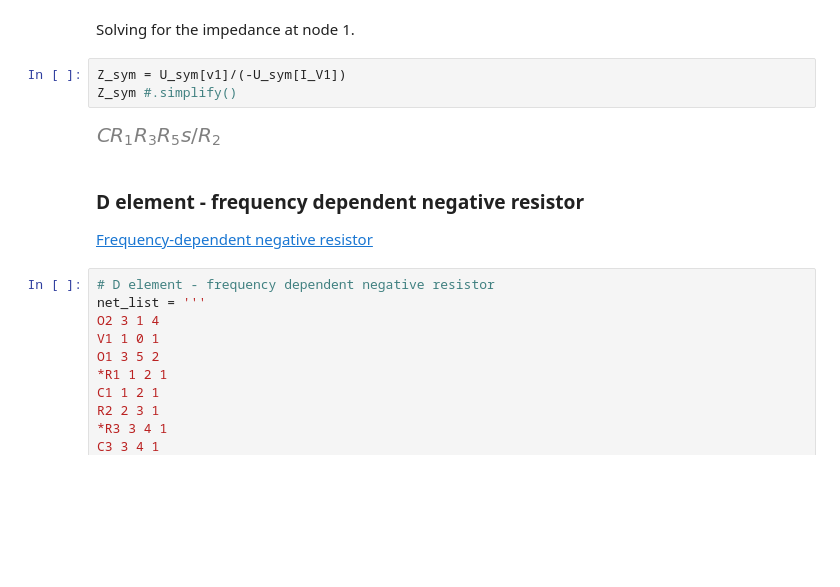
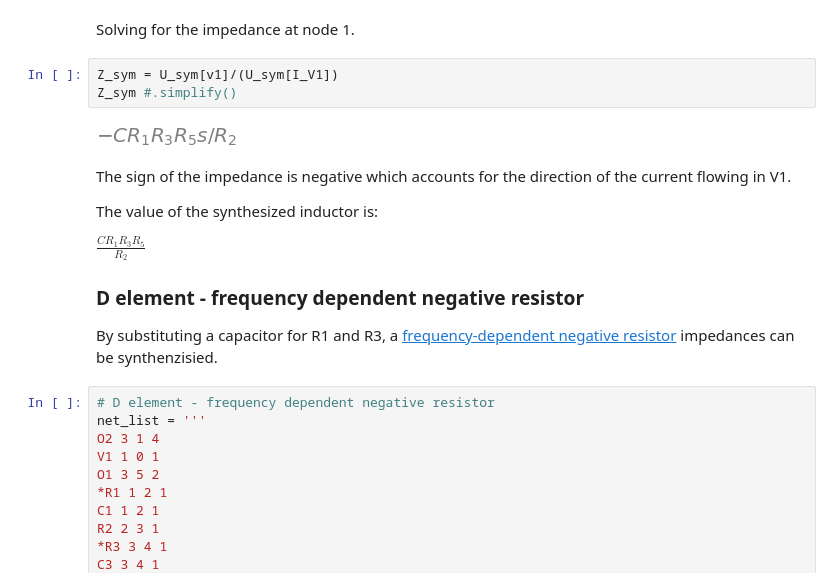
Before and after one commit to Tiburonboy/Symbolic-Modified-Nodal-Analysis-using-Python, a Jupyter notebook: backup/Op Amp circuits.ipynb, the cells around one changed output. Cells and saved outputs as stored; diff of their text form; blank space fills up the shorter version.

```diff
--- a/backup/Op Amp circuits.ipynb
+++ b/backup/Op Amp circuits.ipynb
@@ -1020,14 +1116,19 @@ $v_{1} = V_{1}$<br>$v_{2} = \frac{C R_{3} R_{5} V_{1} s - R_{2} V_{1}}{C R_{3} R
 # %% [markdown]
 Solving for the impedance at node 1.
 # %%
-Z_sym = U_sym[v1]/(-U_sym[I_V1])
+Z_sym = U_sym[v1]/(U_sym[I_V1])
 Z_sym #.simplify()
 # %% [output]
-[figure, old version]
+[figure, new version]
 # %% [markdown]
+The sign of the impedance is negative which accounts for the direction of the current flowing in V1.
+
+The value of the synthesized inductor is:
+
+$\frac {C R_1 R_3 R_5}{R_2}$
+
 ### D element - frequency dependent negative resistor
-
-[Frequency-dependent negative resistor](https://en.wikipedia.org/wiki/Frequency-dependent_negative_resistor)
+By substituting a capacitor for R1 and R3, a [frequency-dependent negative resistor](https://en.wikipedia.org/wiki/Frequency-dependent_negative_resistor) impedances can be synthenzisied.
 # %%
 # D element - frequency dependent negative resistor
 net_list = '''
```
Also changed, not shown: parts of 278 cells of this notebook, 13 other files.
